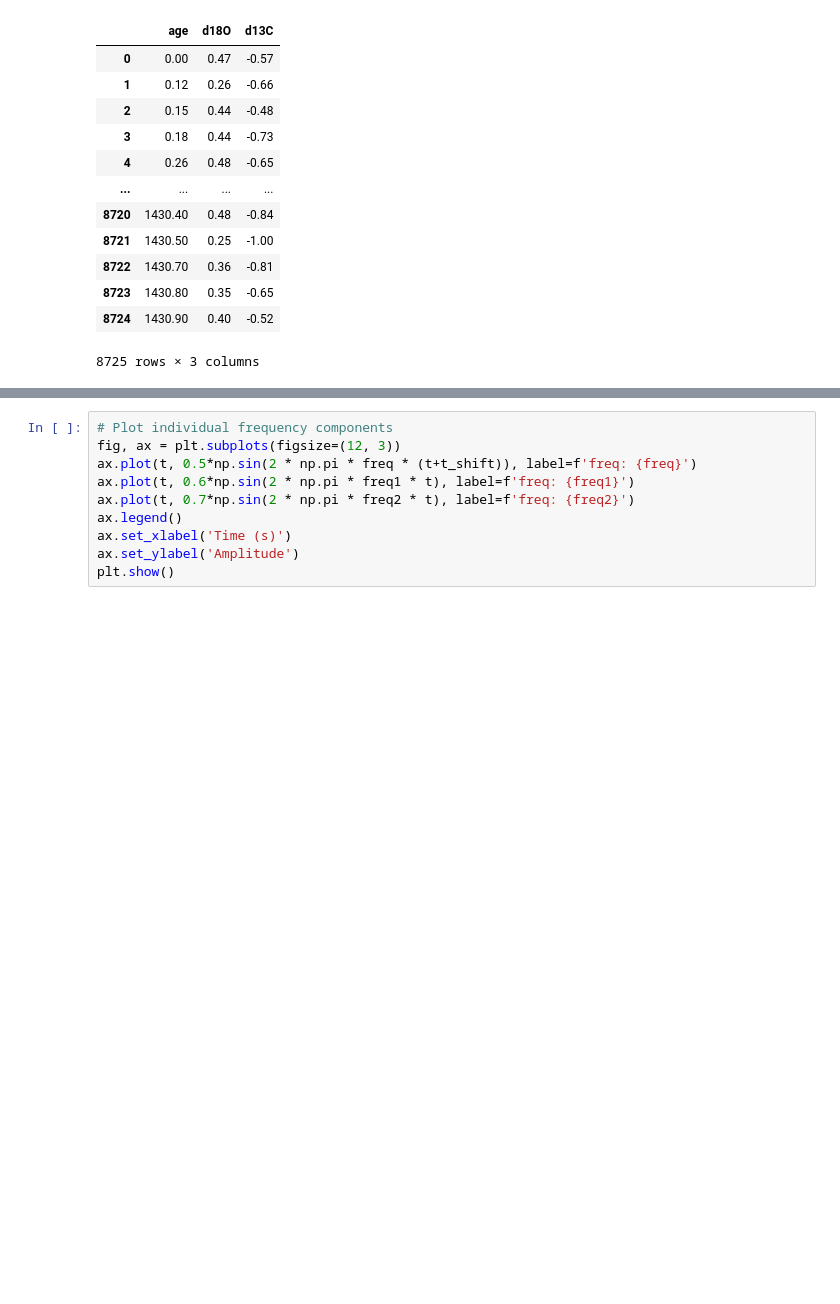
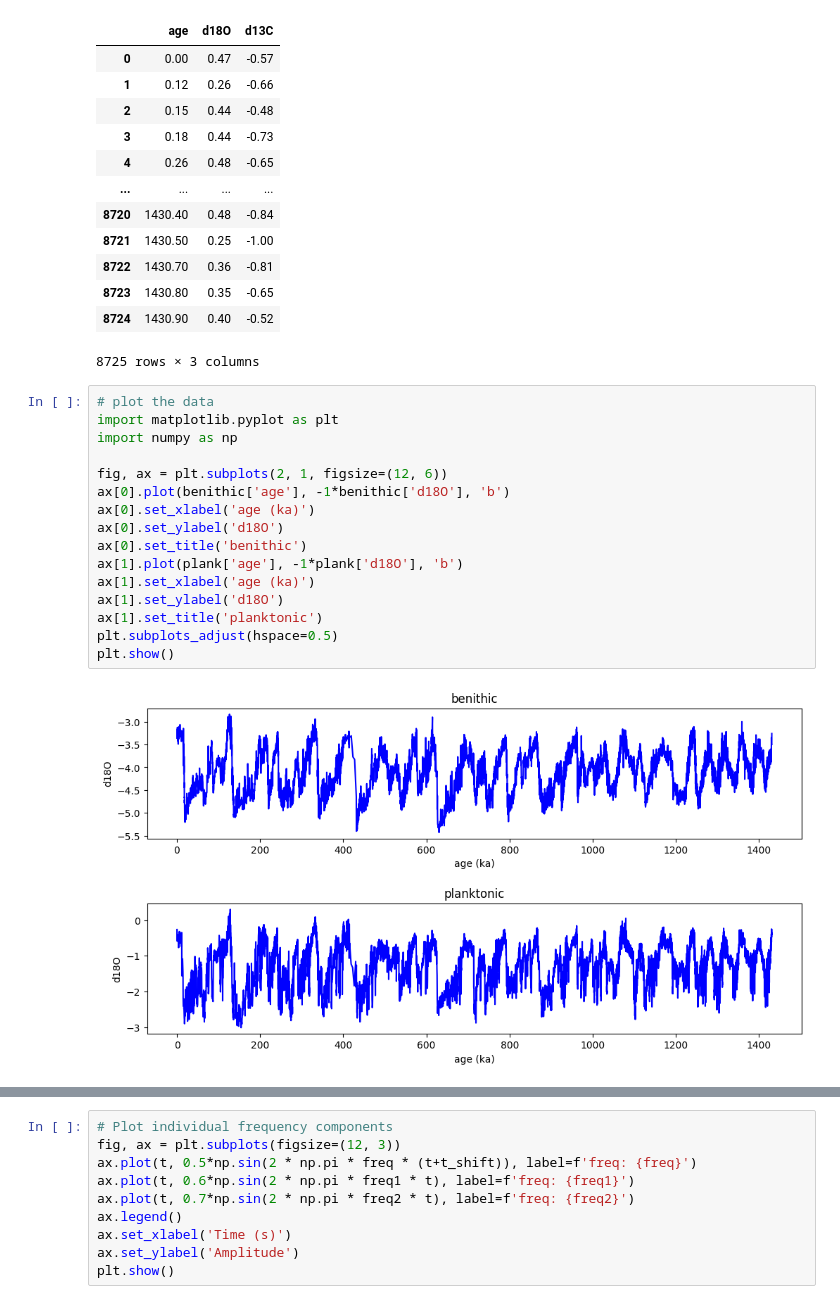
Before and after one commit to Peisong-Zheng/NS_syn, a Jupyter notebook: pre_phase_dis.ipynb, the cells around one changed output, grey strips where cells are left out. Cells and saved outputs as stored; diff of their text form; blank space fills up the shorter version.

```diff
--- a/pre_phase_dis.ipynb
+++ b/pre_phase_dis.ipynb
@@ -554,3 +564,21 @@ plank
 | 8723 | 1430.80 | 0.35 | -0.65 |
 | 8724 | 1430.90 | 0.40 | -0.52 |
 8725 rows × 3 columns
+# %%
+# plot the data
+import matplotlib.pyplot as plt
+import numpy as np
+
+fig, ax = plt.subplots(2, 1, figsize=(12, 6))
+ax[0].plot(benithic['age'], -1*benithic['d18O'], 'b')
+ax[0].set_xlabel('age (ka)')
+ax[0].set_ylabel('d18O')
+ax[0].set_title('benithic')
+ax[1].plot(plank['age'], -1*plank['d18O'], 'b')
+ax[1].set_xlabel('age (ka)')
+ax[1].set_ylabel('d18O')
+ax[1].set_title('planktonic')
+plt.subplots_adjust(hspace=0.5)
+plt.show()
+# %% [output]
+[figure, added]
```
Also changed, not shown: parts of 22 cells of this notebook.
